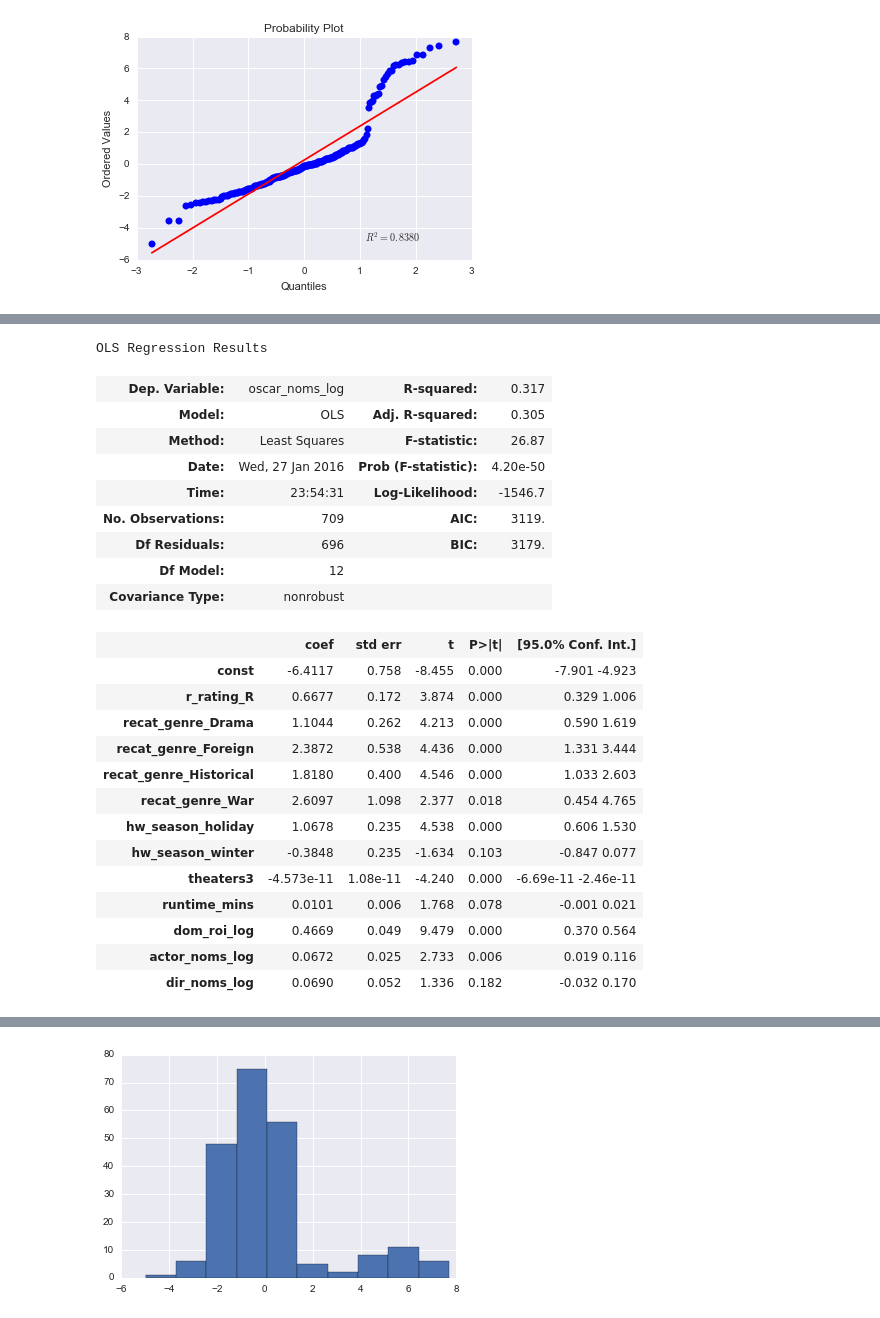
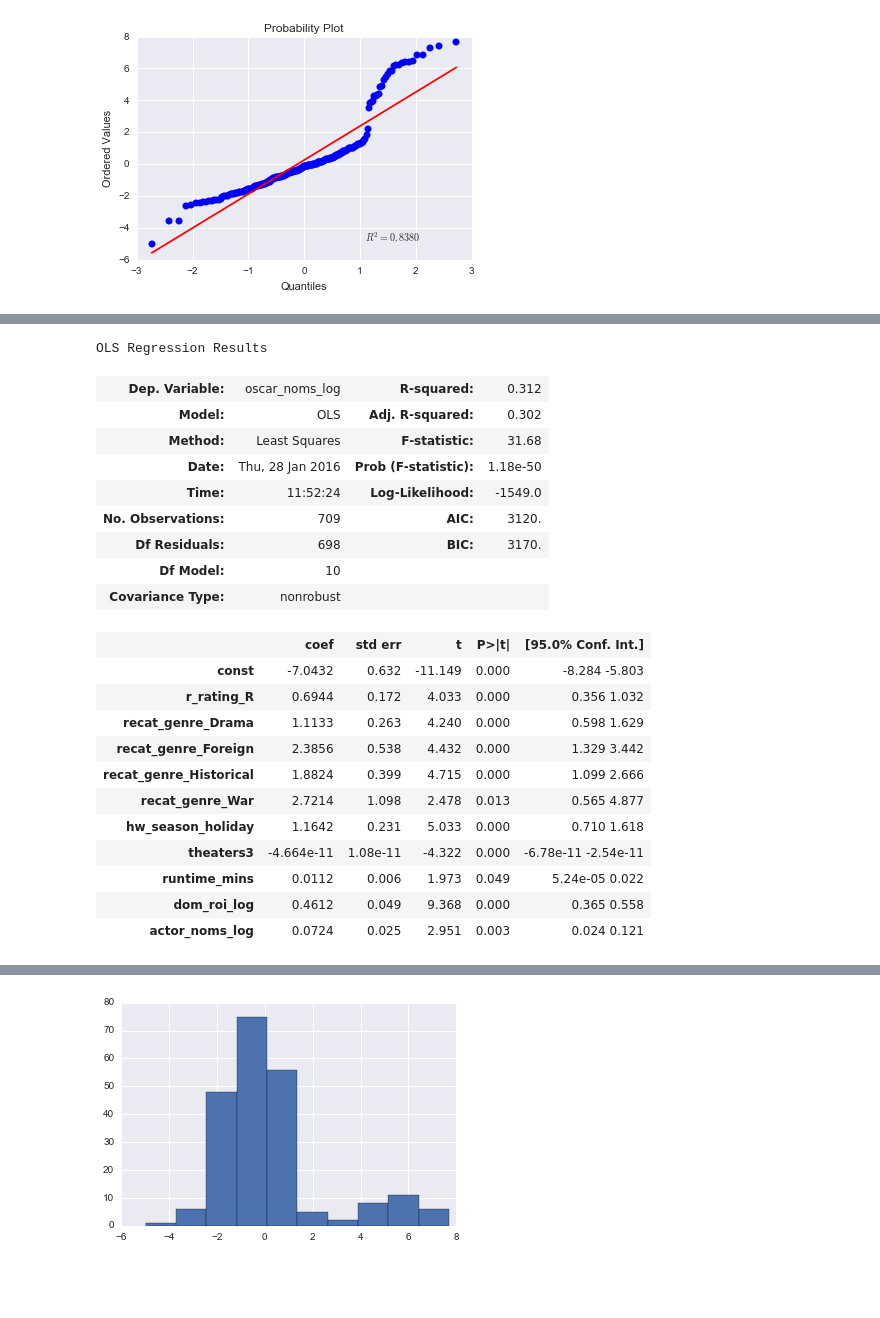
Before and after one commit to dianalam/movie-predictor, a Jupyter notebook: luther-analysis.ipynb, the cells around one changed output, grey strips where cells are left out. Saved outputs shown, nothing was run; the diff lists cells and outputs as text; code cells hidden in the pictures; blank space fills up the shorter version.

```diff
--- a/luther-analysis.ipynb
+++ b/luther-analysis.ipynb
@@ -606,19 +682,20 @@ cvyr = [2010.0, 2011.0, 2012.0]
 testyr = [2013.0, 2014.0, 2015.0]
 # %%
 # update keep list with values so that they are included in training and test set
-keep = ['release_year', 'budget', 'oscar_noms', 'oscar_noms_sq', 'oscar_noms_log', 'runtime_mins',
+keep = ['release_year', 'budget', 'budget_adj', 'oscar_noms', 'oscar_noms_sq', 'oscar_noms_log', 'runtime_mins',
         'theaters', 'r_rating', 'hw_season', 'recat_genre', 'theaters_log', 'runtime_sq', 'runtime3', 'runtime4',
         'theaters2', 'theaters3', 'theaters4', 'dom_roi', 'dom_roi_log', 'actor_noms', 'dir_noms', 'actor_noms_log',
-       'dir_noms_log']
+       'dir_noms_log', 'actxdir_noms', 'actdir_noms_log', 'actdir_noms', 'domestic_total_adj_gross',
+        'dadj_gross_log', 'roi_genre', 'roi_rating']
 # %%
 # get dummies and drop "other" dummies
 # rerun this if keep list is updated
 temp = newer_movies[keep]
 temp.dropna(inplace = True)
 dummies = pd.get_dummies(temp)
-keep_dummy = [c for c in dummies.columns if 'other' not in c.lower()]
-formodel = dummies[keep_dummy]
-formodel = sm.add_constant(formodel)
+# keep_dummy = [c for c in dummies.columns if 'other' not in c.lower()]
+# formodel = dummies[keep_dummy]
+formodel = sm.add_constant(dummies)
 # %% [output]
 A value is trying to be set on a copy of a slice from a DataFrame
 
@@ -625,0 +722,3 @@ See the caveats in the documentation: http://pandas.pydata.org/pandas-docs/stabl
+# %%
+# rating x genre
+formodel['horror_R'] = formodel.roi_rating_R * formodel.roi_genre_Horror
@@ -687,7 +805,7 @@ test as % of total:  0.132834424696
 ### set up functions for regression
 # %%
 # get model using skl
-def get_xy(features, ind, df):
+def get_xy_old(features, ind, df):
     """Get X and y for use in skl linear regression.
     """
     # match general feature category to all its dummies
@@ -699,6 +817,13 @@ def get_xy(features, ind, df):
     X = df[all_features]
     y = df[ind]
     return X, y
+
+def get_xy(features, ind, df):
+    """Get X and y for use in skl linear regression.
+    """
+    X = df[features]
+    y = df[ind]
+    return X, y
 # %%
 def regress_skl(X, y):
     '''Fit linear regression model using skl.
@@ -1265,33 +1605,37 @@ director nominations log not significant -- remove?
 # %%
-features = ['r_rating', 'recat_genre', 'hw_season', 'theaters3', 'runtime_mins', \
-            'dom_roi_log', 'actor_noms_log', 'dir_noms_log']
+features = ['const',
+            'r_rating_R', \
+            'recat_genre_Drama', 'recat_genre_Foreign', 'recat_genre_Historical', 'recat_genre_War', \
+            'hw_season_holiday', \
+            'theaters3', \
+            'runtime_mins',
+            'dom_roi_log',
+            'actor_noms_log']
 ind = 'oscar_noms_log'
 X, y = get_xy(features, ind, train)
 oscars4 = sm.OLS(y, X)
 oscars4 = oscars4.fit()
 oscars4.summary()
 # %% [output]
 OLS Regression Results
-| Dep. Variable: | oscar_noms_log | R-squared: | 0.317 |
-| Model: | OLS | Adj. R-squared: | 0.305 |
-| Method: | Least Squares | F-statistic: | 26.87 |
-| Date: | Wed, 27 Jan 2016 | Prob (F-statistic): | 4.20e-50 |
-| Time: | 23:54:31 | Log-Likelihood: | -1546.7 |
-| No. Observations: | 709 | AIC: | 3119. |
-| Df Residuals: | 696 | BIC: | 3179. |
-| Df Model: | 12 |  |  |
+| Dep. Variable: | oscar_noms_log | R-squared: | 0.312 |
+| Model: | OLS | Adj. R-squared: | 0.302 |
+| Method: | Least Squares | F-statistic: | 31.68 |
+| Date: | Thu, 28 Jan 2016 | Prob (F-statistic): | 1.18e-50 |
+| Time: | 11:52:24 | Log-Likelihood: | -1549.0 |
+| No. Observations: | 709 | AIC: | 3120. |
+| Df Residuals: | 698 | BIC: | 3170. |
+| Df Model: | 10 |  |  |
 | Covariance Type: | nonrobust |  |  |
 |  | coef | std err | t | P>|t| | [95.0% Conf. Int.] |
-| const | -6.4117 | 0.758 | -8.455 | 0.000 | -7.901 -4.923 |
-| r_rating_R | 0.6677 | 0.172 | 3.874 | 0.000 | 0.329 1.006 |
-| recat_genre_Drama | 1.1044 | 0.262 | 4.213 | 0.000 | 0.590 1.619 |
-| recat_genre_Foreign | 2.3872 | 0.538 | 4.436 | 0.000 | 1.331 3.444 |
-| recat_genre_Historical | 1.8180 | 0.400 | 4.546 | 0.000 | 1.033 2.603 |
-| recat_genre_War | 2.6097 | 1.098 | 2.377 | 0.018 | 0.454 4.765 |
-| hw_season_holiday | 1.0678 | 0.235 | 4.538 | 0.000 | 0.606 1.530 |
-| hw_season_winter | -0.3848 | 0.235 | -1.634 | 0.103 | -0.847 0.077 |
-| theaters3 | -4.573e-11 | 1.08e-11 | -4.240 | 0.000 | -6.69e-11 -2.46e-11 |
-| runtime_mins | 0.0101 | 0.006 | 1.768 | 0.078 | -0.001 0.021 |
-| dom_roi_log | 0.4669 | 0.049 | 9.479 | 0.000 | 0.370 0.564 |
-| actor_noms_log | 0.0672 | 0.025 | 2.733 | 0.006 | 0.019 0.116 |
-| dir_noms_log | 0.0690 | 0.052 | 1.336 | 0.182 | -0.032 0.170 |
+| const | -7.0432 | 0.632 | -11.149 | 0.000 | -8.284 -5.803 |
+| r_rating_R | 0.6944 | 0.172 | 4.033 | 0.000 | 0.356 1.032 |
+| recat_genre_Drama | 1.1133 | 0.263 | 4.240 | 0.000 | 0.598 1.629 |
+| recat_genre_Foreign | 2.3856 | 0.538 | 4.432 | 0.000 | 1.329 3.442 |
+| recat_genre_Historical | 1.8824 | 0.399 | 4.715 | 0.000 | 1.099 2.666 |
+| recat_genre_War | 2.7214 | 1.098 | 2.478 | 0.013 | 0.565 4.877 |
+| hw_season_holiday | 1.1642 | 0.231 | 5.033 | 0.000 | 0.710 1.618 |
+| theaters3 | -4.664e-11 | 1.08e-11 | -4.322 | 0.000 | -6.78e-11 -2.54e-11 |
+| runtime_mins | 0.0112 | 0.006 | 1.973 | 0.049 | 5.24e-05 0.022 |
+| dom_roi_log | 0.4612 | 0.049 | 9.368 | 0.000 | 0.365 0.558 |
+| actor_noms_log | 0.0724 | 0.025 | 2.951 | 0.003 | 0.024 0.121 |
```
Also changed, not shown: parts of 39 cells of this notebook.
